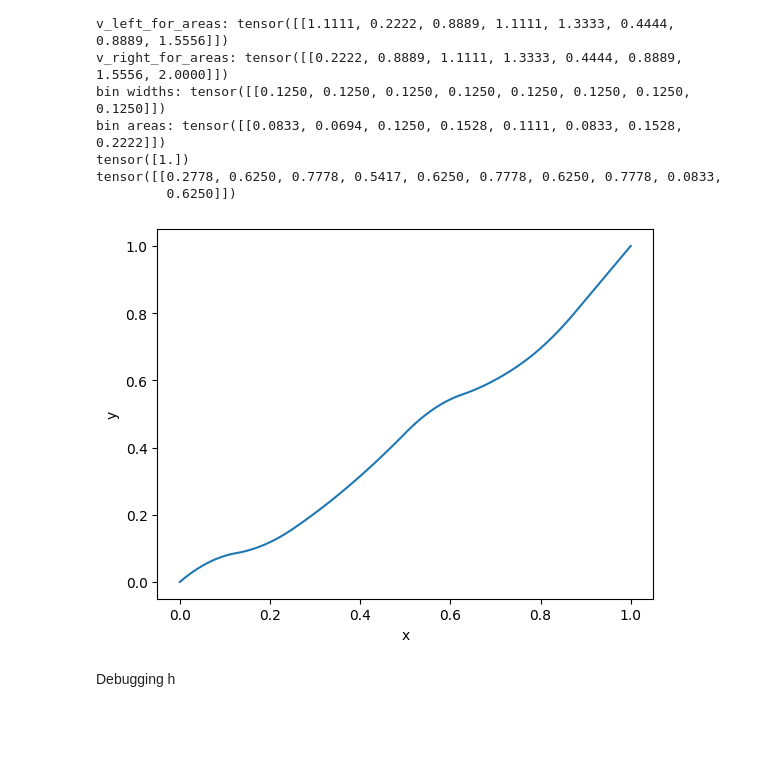
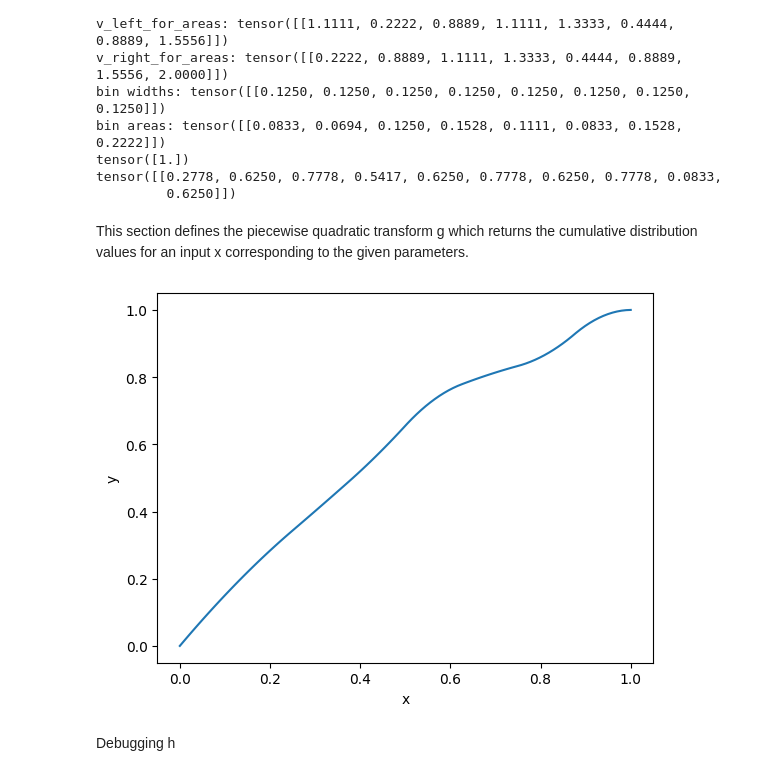
Before and after one commit to alracey/level4-project, a Jupyter notebook: piecewise_quadratic_1d_pytorch.ipynb, the cells around one changed output. Drawn from its saved outputs; the diff is of its cells as text; code cells hidden in the pictures; blank space fills up the shorter version.

```diff
--- a/piecewise_quadratic_1d_pytorch.ipynb
+++ b/piecewise_quadratic_1d_pytorch.ipynb
@@ -36,7 +37,7 @@ REMEMBER you have now changed the definition of params to include the endpoints,
 # %%
-### Parameters for testing throughout ###
+### Example parameters for testing ###
 
 D, n, K = 1, 10, 8
 
 x = torch.rand(n)
-params = torch.tensor([0.5, 0.1, 0.4, 0.5, 0.6, 0.2, 0.4, 0.7, 0.9])
+params = torch.tensor([0.5, 0.4, 0.5, 0.4, 0.5, 0.4, 0.5, 0.4, 0.5])
@@ -153,3 +156,5 @@ def preprocess_params(params):
+# %% [markdown]
+This section defines the piecewise quadratic transform g which returns the cumulative distribution values for an input x corresponding to the given parameters.
 # %%
 def g(x, params):
 
@@ -191,35 +196,36 @@ def g(x, params):
   v_right = v[row_indices, i_values+1]
   w_v = v_right - v_left    #slope of pdf inside bin (linear)
 
   #transform to local coordinate alpha
   alpha = (x - x_left) / (w_b + 1e-12)    #avoid instability
 
   #cumulative area to left of x values
   cum_areas = torch.zeros(D, n)
   for d in range(D):
     for i in range(n):
       cum_areas[d, i] = torch.sum(bin_areas[d, :i_values[d, i]])
 
   c_left = cum_areas
 
   #compute quadratic mappings
   result = c_left + ((alpha**2/2) * w_v * w_b) + (alpha * v_left * w_b)
   return result   #quadratic in alpha with shape (D, n)
 
 
 #test
 
 x_test = torch.linspace(0, 1, 100).repeat(D, 1)
-params = torch.tensor([0.5, 0.1, 0.4, 0.5, 0.6, 0.2, 0.4, 0.7, 0.7])
+#params = torch.tensor([0.5, 0.4, 0.5, 0.4, 0.5, 0.4, 0.5, 0.4, 0.5])
+params = torch.rand(9)
 g_test = g(x_test, params.unsqueeze(0)) # Added .unsqueeze(0) to make params (D, K+1)
 #print(x_test)
 #print(g_test)
 plt.plot(x_test.squeeze(), g_test.squeeze())
 plt.xlabel('x')
 plt.ylabel('y')
 plt.show()
 # %% [output]
-[figure, old version]
+[figure, new version]
 # %% [markdown]
 Debugging h
 # %%
```
Also changed, not shown: parts of 21 cells of this notebook.
